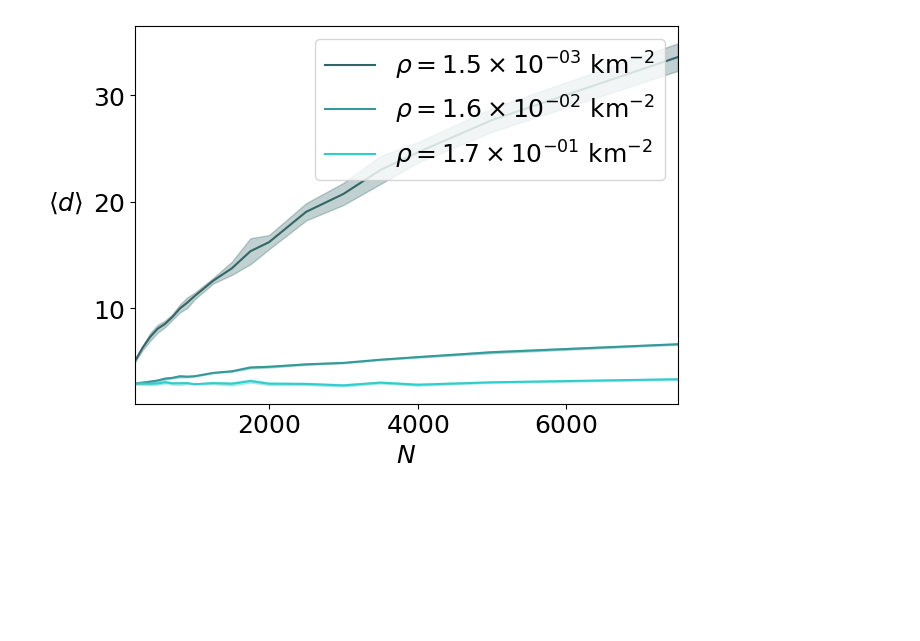
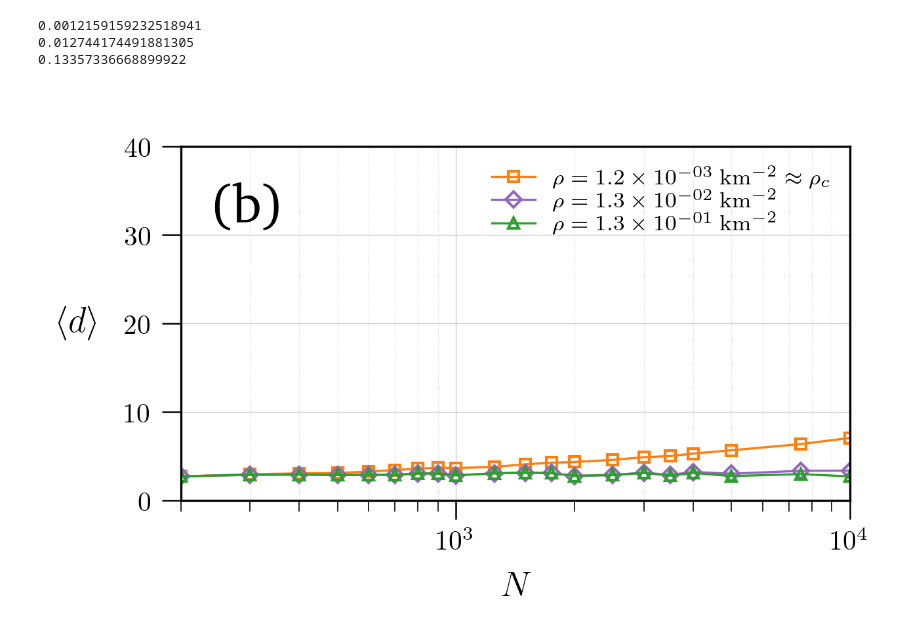
Before and after one commit to lucamar91/qkd_networks, a Jupyter notebook: plots.ipynb, the cells around one changed output. Cells and saved outputs as stored; diff of their text form; code cells hidden in the pictures; blank space fills up the shorter version.

```diff
--- a/plots.ipynb
+++ b/plots.ipynb
@@ -1,20 +0,0 @@
-# %%
-import matplotlib.pyplot as plt
-import os
-import numpy as np
-from tqdm import tqdm
-from network_funcs import *
-from qopt_funcs import *
-import networkx as nx
-import random
-import time
-import csv
-from scipy.signal import find_peaks
-from scipy.ndimage import gaussian_filter
-
-plt.rcParams['figure.figsize'] = [7,5]
-plt.rcParams['figure.dpi'] = 100 # 200 e.g. is really fine, but slower#
-plt.rcParams.update({'font.size': 18})
-
-cmap = plt.get_cmap("tab10")   # dft sequence of colors
-plt.rcParams['axes.formatter.use_mathtext'] = True        # orders of magnitude in the plots --> x10^n instead of 1e9
@@ -222,38 +450,54 @@ plt.savefig('plots/compl_cumul_degr_distribution_N%d.png'%N)
 # %%
-Ns = [200,300,400,500,600,700,800,900]+list(np.arange(1000,2000,250))+list(np.arange(2000,4001,500))+[5000,7500]
+Ns = [200,300,400,500,600,700,800,900]+list(np.arange(1000,2000,250))+list(np.arange(2000,4001,500))+[5000,7500,10000]
+densities = np.loadtxt('cluster_outs/out_hybrid_rhos_topd_N200_d_hyb91_NX_wide_ratemin0_10nws.dat')[0]
+colors = ['tab:orange', 'tab:purple', 'tab:green', 'tab:cyan'] # to match the colors between figures
+fig, ax = plt.subplots()
+fig.subplots_adjust(left=0., right=1., top=1., bottom=0.)
+markers_ax3 = ['s', 'D', '^']
 
-cmap = plt.get_cmap("tab10")   # dflt sequence of colors
 i=0
-markers = ['o', 's', '^', 'v', '.', 'D']
-densities = np.loadtxt('cluster_outs/out_hybrid_rhos_topd_N200_d_hybinf_NX_wide_ratemin0_10nws.dat')[0]
-n_rhos = len(densities)
-for r in range(20,n_rhos,10):
+for r in range(critical_idx,len(rhos)-2,10):
     rho = densities[r]
+    print(rho)
     datalist = []
     ebarlist = []
     for N in Ns:
-        fn = 'cluster_outs/out_hybrid_rhos_topd_N%d_d_hybinf_NX_wide_ratemin0_10nws.dat'%N
+        fn = 'cluster_outs/out_hybrid_rhos_topd_N%d_d_hyb91_NX_wide_ratemin0_10nws.dat'%N
         raw = np.loadtxt(fn)
-
         rhos = raw[0]
         shpthlens = raw[1]
-        sp_ebar = raw[2]
+        sp_ebar = 2*raw[2]
         idx_rho = np.argmin( abs(rhos-rho) )
         datalist.append(shpthlens[idx_rho])
         ebarlist.append(sp_ebar[idx_rho])
-    label = r'$\rho = {:.1e}$'.format(rhos[r]).replace('e', r' \times 10^{')[:-1] + '}$' + ' km$^{-2}$'
-    plt.plot(Ns, datalist, '-', label=label,color=(0.2, float(r)/n_rhos, float(r)/n_rhos))
-    #plt.errorbar(Ns, datalist, ebarlist, fmt = ' ',color=(0.2, float(r)/n_rhos, float(r)/n_rhos))
-    plt.fill_between(Ns, np.array(datalist)-ebarlist, np.array(datalist)+ebarlist, alpha=0.3,color=(0.2, float(r)/n_rhos, float(r)/n_rhos))
-
+    label = r'$\rho = {:.1e}$'.format(rhos[r]).replace('e', r' \times 10^{')[:-1] + r'}\ \mathrm{km}^{-2}$'
+    ax.plot(Ns, datalist, markers_ax3[i]+'-', label=label,color=colors[i], alpha=1, markerfacecolor="None")
     i += 1
 
-plt.xlabel('$N$')
-plt.ylabel(r'$\langle d \rangle$', rotation=0, labelpad=20)
-plt.legend()
-plt.xlim(Ns[0],Ns[-1])
-# plt.grid(which="major")
-# plt.grid(which="minor", alpha=0.5, ls=':')
-plt.savefig('plots/smallworld.png')
+# Plot the data on ax
+legend = ax.legend()
+handles, labels = ax.get_legend_handles_labels()
+
+# Modify the second label
+labels[0] = r'$\rho = {:.1e}$'.format(rhos[critical_idx]).replace('e', r' \times 10^{')[:-1] + r'}\ \mathrm{km}^{-2} \approx \rho_c$'
+ax.legend(handles, labels, framealpha=0, labelspacing=0.)
+ax.set_xlabel('$N$', labelpad=5)
+ax.set_ylabel(r'$\langle d \rangle$', rotation=0)
+ax.yaxis.set_label_coords(x=-0.15, y=0.45)
+ax.set_xlim(Ns[0], Ns[-1])
+ax.set_ylim(0, 40)
+ax.grid(which="major")
+ax.grid()
+ax.grid(which="minor", alpha=0.5, ls=':')
+ax.set_title('lorem', alpha=0.0)
+ax.set_xscale('log')
+ax.yaxis.set_major_locator(MaxNLocator(4))
+
+plt.text(0.05, .9, '(b)', transform=ax.transAxes, fontsize=20, va='top', ha='left')
+bbox_fig3.ignore(True)
+plt.savefig('plots/smallworld_hybrid.pdf', format='pdf', bbox_inches=bbox_fig3)
 # %% [output]
+0.0012159159232518941
+0.012744174491881305
+0.13357336668899922
-[figure, old version]
+[figure, new version]
```
Also changed, not shown: parts of 19 cells of this notebook, 5 other files.
